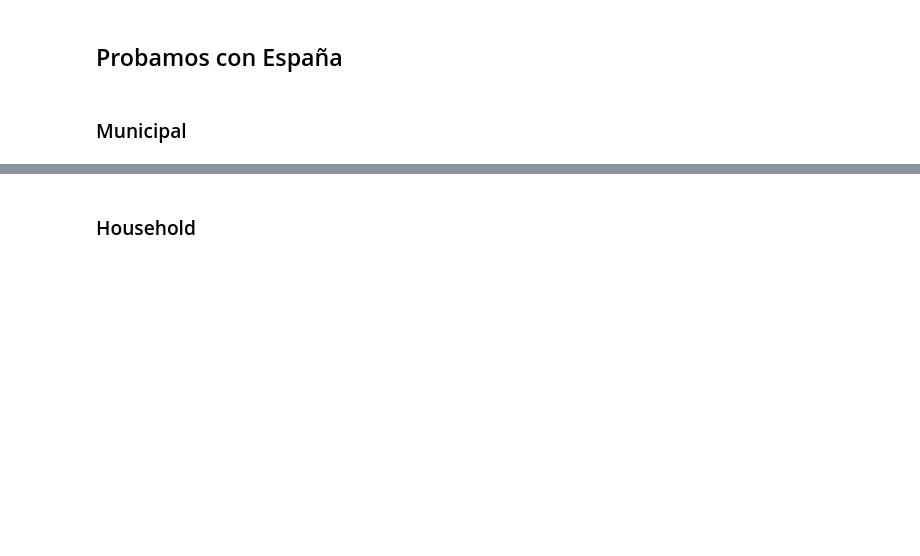
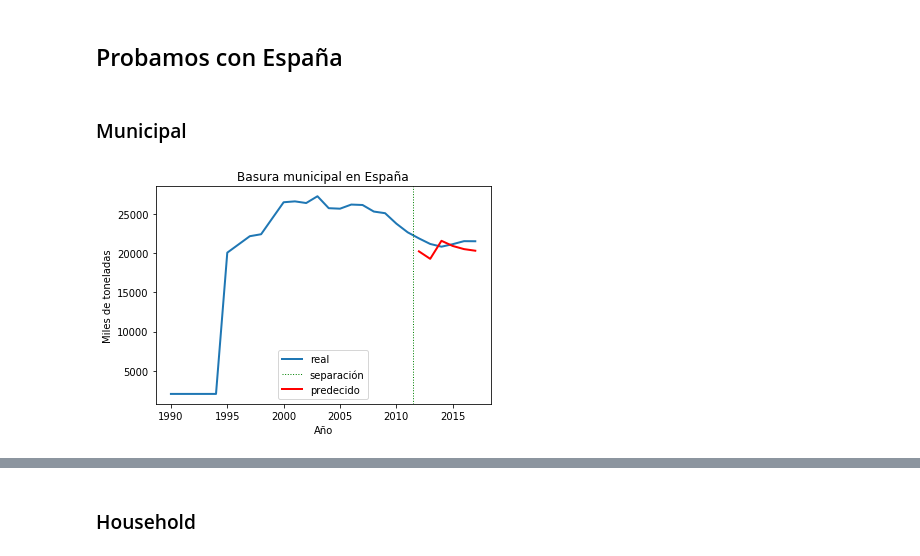
Before and after one commit to OscarGB/TFGInf, a Jupyter notebook: Experiment 7 -> SVM Regressor complicado.ipynb, the cells around one changed output, grey strips where cells are left out. Drawn from its saved outputs; the diff is of its cells as text; code cells hidden in the pictures; blank space fills up the shorter version.

```diff
--- a/Experiment 7 -> SVM Regressor complicado.ipynb
+++ b/Experiment 7 -> SVM Regressor complicado.ipynb
@@ -203,30 +314,27 @@ scalerY.inverse_transform([Y_test.iloc[i]])
 ## Probamos con España
 # %%
 country = 'ESP'
-esp = Complete[Complete.COU == country]
+esp = df[df.COU == country]
+Complete = df
 # %% [markdown]
 ### Municipal
 # %%
 years = list(esp.Year)
 mun = list(esp.Municipal)
-predictions = clf1.predict(pd.DataFrame(scalerX.transform(Complete.loc[esp.index[-4:],:][['Built', 'Below Secundary', 'Income Median',
+predictions = clf1.predict(pd.DataFrame(scalerX.transform(Complete.loc[esp.index[Year_to_separate-2017:],:][['Built', 'Below Secundary', 'Income Median',
        'Population', 'Over 65', 'Over 65 Percentage', 'Over 85',
        'Over 85 Percentage', 'Over 50', 'Over 50 Percentage', 'Under 20',
        'Under 20 Percentage', 'Income Per Capita', 'Tourism', 'Area',
-       'Built Area', 'Last Year Municipal', 'Last Year Household',
-       'Last Year Recovered', 'Last Year Recicled', 'Last Year Compost',
-       'Last Year Disposal',
-       'Last Year Built', 'Difference Built',
-       'Last Year Below Secundary', 'Difference Below Secundary',
-       'Last Year Population', 'Difference Population', 'Last Year Tourism',
-       'Difference Tourism']])))
+       'Built Area']])))
 predictions = [a[0] for a in scalerY.inverse_transform([[a,0,0,0,0,0,0] for a in predictions])]
 # %%
 plt.plot(years, mun, lw=2, label='real')
-plt.axvline(x=2013.5, c='green', lw=1, ls=':', label='separación')
-plt.plot(years[-4:], predictions, c='red', lw=2, label='predecido')
+plt.axvline(x=Year_to_separate + 0.5, c='green', lw=1, ls=':', label='separación')
+plt.plot([y for y in years if y > Year_to_separate], predictions, c='red', lw=2, label='predecido')
 plt.title("Basura municipal en España")
 plt.xlabel("Año")
 plt.ylabel("Miles de toneladas")
 plt.legend()
 plt.show()
+# %% [output]
+[figure, added]
```
Also changed, not shown: parts of 31 cells of this notebook, 3 other files.
